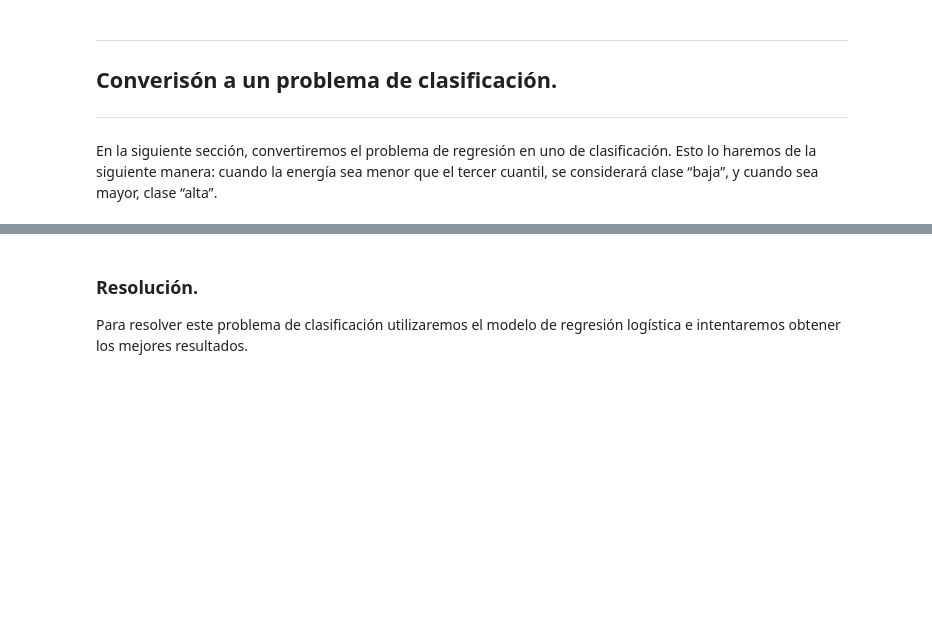
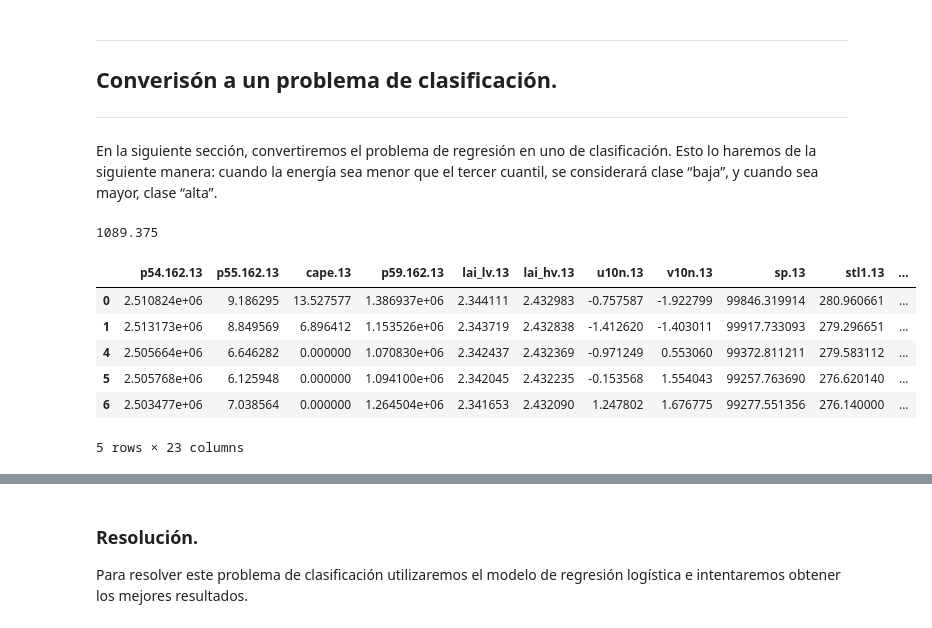
Before and after one commit to celiiaaa/Energy_Prediction_System, a Jupyter notebook: main.ipynb, the cells around one changed output, grey strips where cells are left out. Drawn from its saved outputs; the diff is of its cells as text; code cells hidden in the pictures; blank space fills up the shorter version.

```diff
--- a/main.ipynb
+++ b/main.ipynb
@@ -1236,3 +1237,22 @@ si las predicciones para valores altos son peores que para valores bajos
 ---
 
 En la siguiente sección, convertiremos el problema de regresión en uno de clasificación. Esto lo haremos de la siguiente manera: cuando la energía sea menor que el tercer cuantil, se considerará clase “baja”, y cuando sea mayor, clase “alta”.
+# %%
+X_df['energy'] = y_df
+
+# Calcular el tercer cuartil de la variable 'energy'
+tercer_cuartil = X_df['energy'].quantile(0.75)
+# %% [output]
+1089.375
+# %%
+# Filtrar los datos donde 'energy' sea menor o igual al tercer cuartil (energia_baja)
+energia_baja = X_df[X_df['energy'] <= tercer_cuartil]
+energia_baja.head()
+# %% [output]
+|  | p54.162.13 | p55.162.13 | cape.13 | p59.162.13 | lai_lv.13 | lai_hv.13 | u10n.13 | v10n.13 | sp.13 | stl1.13 | ... |
+| 0 | 2.510824e+06 | 9.186295 | 13.527577 | 1.386937e+06 | 2.344111 | 2.432983 | -0.757587 | -1.922799 | 99846.319914 | 280.960661 | ... |
+| 1 | 2.513173e+06 | 8.849569 | 6.896412 | 1.153526e+06 | 2.343719 | 2.432838 | -1.412620 | -1.403011 | 99917.733093 | 279.296651 | ... |
+| 4 | 2.505664e+06 | 6.646282 | 0.000000 | 1.070830e+06 | 2.342437 | 2.432369 | -0.971249 | 0.553060 | 99372.811211 | 279.583112 | ... |
+| 5 | 2.505768e+06 | 6.125948 | 0.000000 | 1.094100e+06 | 2.342045 | 2.432235 | -0.153568 | 1.554043 | 99257.763690 | 276.620140 | ... |
+| 6 | 2.503477e+06 | 7.038564 | 0.000000 | 1.264504e+06 | 2.341653 | 2.432090 | 1.247802 | 1.676775 | 99277.551356 | 276.140000 | ... |
+5 rows × 23 columns
```
Also changed, not shown: parts of 23 cells of this notebook.
